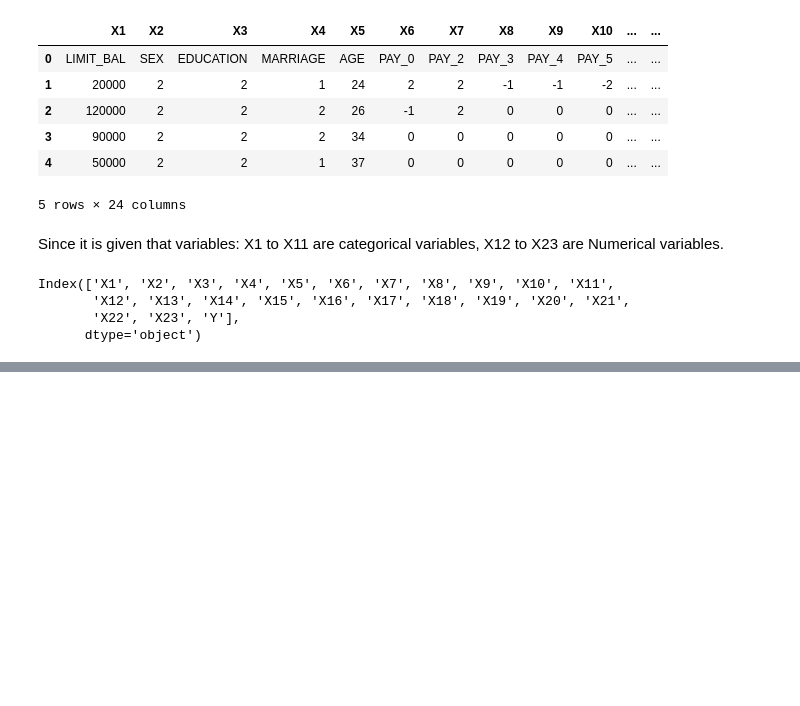
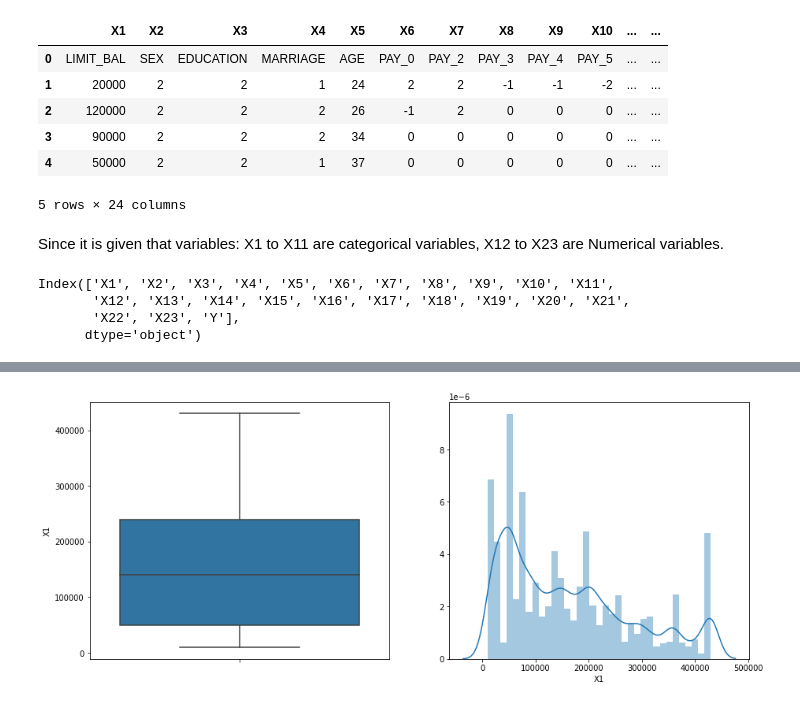
Before and after one commit to anshu57/Credit-Card-Default-Prediction-Supervised-Machine-Learning-Classification, a Jupyter notebook: Credit_Card_Default_Prediction_Capstone_Project.ipynb, the cells around one changed output, grey strips where cells are left out. Saved outputs shown, nothing was run; the diff lists cells and outputs as text; code cells hidden in the pictures; blank space fills up the shorter version.

Commit message:
Outlier removal completed

```diff
--- a/Credit_Card_Default_Prediction_Capstone_Project.ipynb
+++ b/Credit_Card_Default_Prediction_Capstone_Project.ipynb
@@ -187,0 +243,26 @@ TypeError: ignored
+# %%
+#Capping the outlier rows with Percentiles
+def outlier_removal(upp_per,low_per,var):
+  upper_lim = dataset_copy[var].quantile(upp_per)
+  lower_lim = dataset_copy[var].quantile(low_per)
+  dataset_copy.loc[(dataset_copy[var] > upper_lim),var] = upper_lim
+  dataset_copy.loc[(dataset_copy[var] < lower_lim),var] = lower_lim
+# %%
+def box_plott(var):
+  plt.figure(figsize=(15,6))
+  plt.subplot(1, 2, 1)
+  fig = sns.boxplot(y=dataset_copy[var])
+  fig.set_title('')
+  fig.set_ylabel(var)
+
+  plt.subplot(1, 2, 2)
+  fig = sns.distplot(dataset_copy[var].dropna())
+  fig.set_ylabel('')
+  fig.set_xlabel(var)
+  plt.show()
+# %%
+# Lets remove outliers using capping for X1 Variable
+outlier_removal(0.95,0,'X1')
+box_plott('X1')
+# %% [output]
+[figure, added]
```
Also changed, not shown: parts of 35 cells of this notebook.
